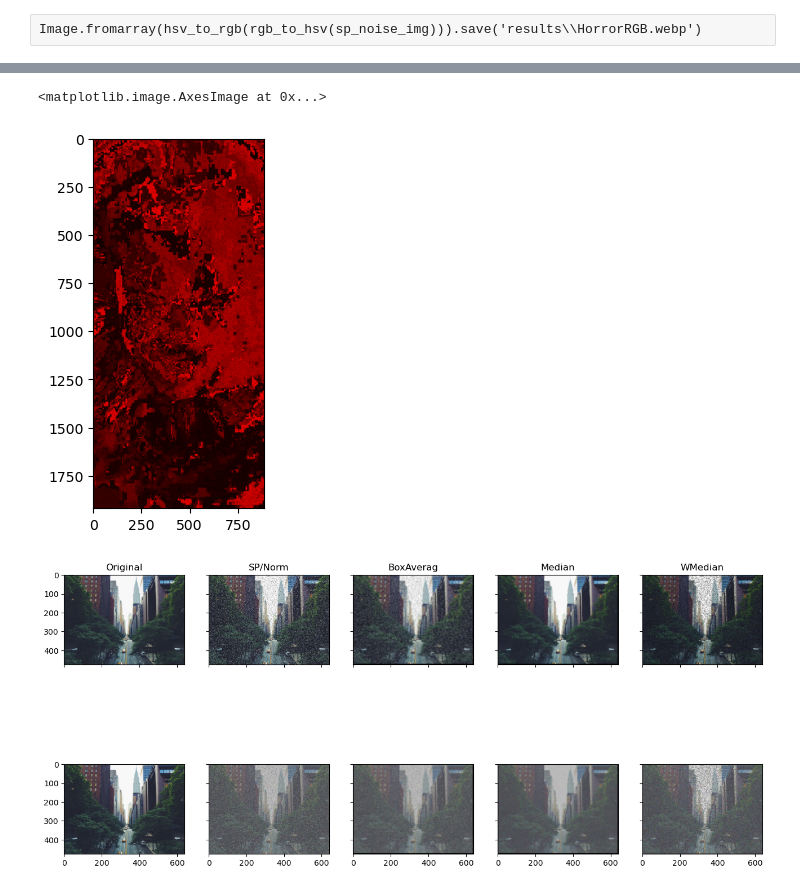
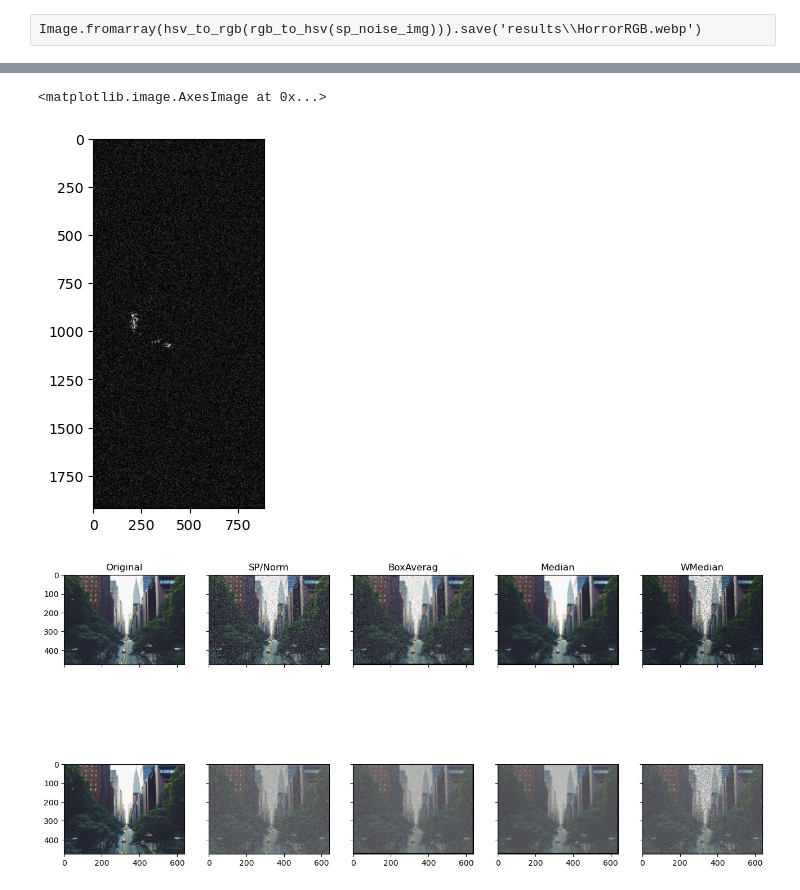
Before and after one commit to KlymentievMaksym/KZ-Labs, a Jupyter notebook: Lab4/lab4.ipynb, the cells around one changed output, grey strips where cells are left out. Drawn from its saved outputs; the diff is of its cells as text; code cells hidden in the pictures.

```diff
--- a/Lab4/lab4.ipynb
+++ b/Lab4/lab4.ipynb
@@ -501,6 +427,44 @@ def rgb2hsv(image_rgb):
 
             image_hsv[row,col,0], image_hsv[row,col,1], image_hsv[row,col,2] = h, s, v
     return image_hsv
+# %%
+@njit()
+def hsv2rgb(image_hsv):
+    '''
+    converts hsv to rgb
+
+    image_rgb: Numpy 2D array
+    returns: Numpy 2D array
+    '''
+
+    image_rgb = np.zeros_like(image_hsv)
+
+    height, width, channels = image_hsv.shape
+
+    # for channel in range(channels):
+    for row in range(height):
+        for col in range(width):
+            h, s, v = image_hsv[row,col,0], image_hsv[row,col,1], image_hsv[row,col,2]
+            c = v * s
+            x = c * (1 - np.abs((h/np.degrees(60))%2 - 1))
+            m = v - c
+
+            if h < np.degrees(60) or h == np.degrees(360):
+                _r, _g, _b = c, x, 0
+            elif h < np.degrees(120):
+                _r, _g, _b = x, c, 0
+            elif h < np.degrees(180):
+                _r, _g, _b = 0, c, x
+            elif h < np.degrees(240):
+                _r, _g, _b = 0, x, c
+            elif h < np.degrees(300):
+                _r, _g, _b = x, 0, c
+            elif h < np.degrees(360):
+                _r, _g, _b = c, 0, x
+
+            r, g, b = (_r + m)*255, (_g + m)*255, (_b + m)*255
+            image_rgb[row,col,0], image_rgb[row,col,1], image_rgb[row,col,2] = r, g, b
+    return image_rgb
 # %% [raw]
 Image.fromarray(rgb2hsv(sp_noise_img)).save('results\\Horror.webp')
 # %%
@@ -525,8 +502,8 @@ Image.fromarray(hsv_to_rgb(rgb_to_hsv(sp_noise_img))).save('results\\HorrorRGB.w
 # %%
-plt.imshow(rgb2hsv(sp_noise_img)
+plt.imshow(hsv2rgb(rgb2hsv(sp_noise_img)))
 # %% [output]
 <matplotlib.image.AxesImage at 0x...>
-[figure, old version]
+[figure, new version]
 # %%
 try:
     os.listdir('photos\\')
```
Also changed, not shown: parts of 8 cells of this notebook.
